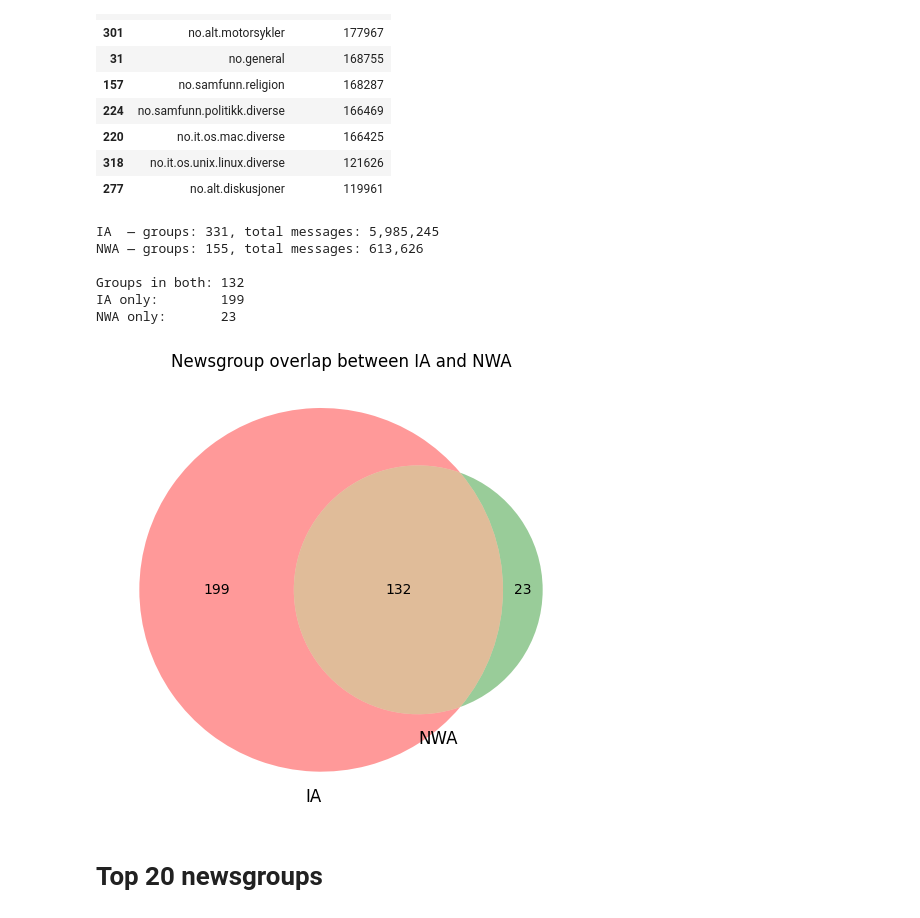
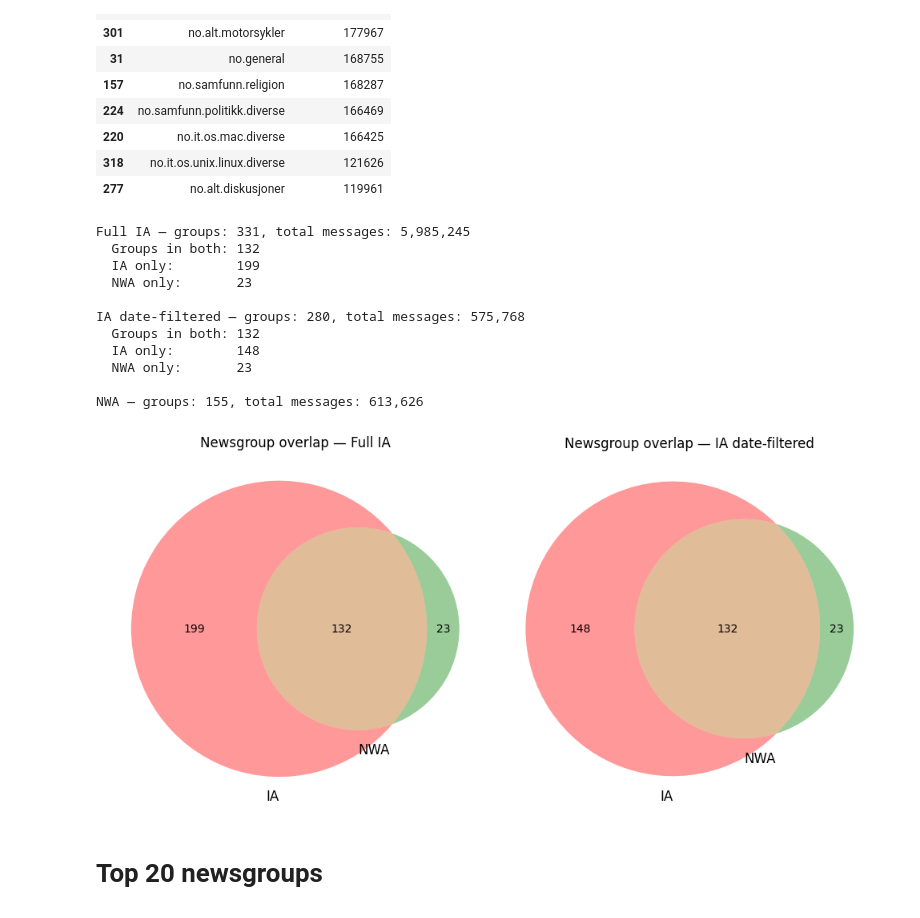
Before and after one commit to NationalLibraryOfNorway/norwegian_usenet, a Jupyter notebook: notebooks/messages_per_group.ipynb, the cells around one changed output. Drawn from its saved outputs; the diff is of its cells as text; code cells hidden in the pictures.

```diff
--- a/notebooks/messages_per_group.ipynb
+++ b/notebooks/messages_per_group.ipynb
@@ -15,9 +15,10 @@ def load_group_counts(path):
     return df.sort_values("message_count", ascending=False)
 
 
-df_ia = load_group_counts("../data/messages_per_group_ia.csv")
+ia_full = load_group_counts("../data/messages_per_group_ia.csv")
+ia_filtered = load_group_counts("../data/messages_per_group_ia_date_filtered.csv")
 df_nwa = load_group_counts("../data/messages_per_group_nwa.csv")
-df_ia.head(10)
+ia_full.head(10)
 # %% [output]
 |  | newsgroup | message_count |
 | 322 | no.alt.frustrasjoner | 273271 |
@@ -31,31 +32,43 @@ df_ia.head(10)
 | 318 | no.it.os.unix.linux.diverse | 121626 |
 | 277 | no.alt.diskusjoner | 119961 |
 # %%
-print(f"IA  — groups: {len(df_ia)}, total messages: {df_ia['message_count'].sum():,}")
+for label, df_ia in [("Full IA", ia_full), ("IA date-filtered", ia_filtered)]:
+    shared = set(df_ia["newsgroup"]) & set(df_nwa["newsgroup"])
+    print(
+        f"{label} — groups: {len(df_ia)}, total messages: {df_ia['message_count'].sum():,}"
+    )
+    print(f"  Groups in both: {len(shared)}")
+    print(f"  IA only:        {len(set(df_ia['newsgroup']) - shared)}")
+    print(f"  NWA only:       {len(set(df_nwa['newsgroup']) - shared)}")
+    print()
 print(f"NWA — groups: {len(df_nwa)}, total messages: {df_nwa['message_count'].sum():,}")
-
-shared = set(df_ia["newsgroup"]) & set(df_nwa["newsgroup"])
-print(f"\nGroups in both: {len(shared)}")
-print(f"IA only:        {len(set(df_ia['newsgroup']) - shared)}")
-print(f"NWA only:       {len(set(df_nwa['newsgroup']) - shared)}")
 # %% [output]
-IA  — groups: 331, total messages: 5,985,245
+Full IA — groups: 331, total messages: 5,985,245
+  Groups in both: 132
+  IA only:        199
+  NWA only:       23
+
+IA date-filtered — groups: 280, total messages: 575,768
+  Groups in both: 132
+  IA only:        148
+  NWA only:       23
+
 NWA — groups: 155, total messages: 613,626
-
-Groups in both: 132
-IA only:        199
-NWA only:       23
 # %%
-ia_groups = set(df_ia["newsgroup"])
-nwa_groups = set(df_nwa["newsgroup"])
-
-fig, ax = plt.subplots(figsize=(5, 5))
-venn2([ia_groups, nwa_groups], set_labels=("IA", "NWA"), ax=ax)
-ax.set_title("Newsgroup overlap between IA and NWA")
+fig, axes = plt.subplots(1, 2, figsize=(10, 5))
+for ax, (label, df_ia) in zip(
+    axes, [("Full IA", ia_full), ("IA date-filtered", ia_filtered)]
+):
+    venn2(
+        [set(df_ia["newsgroup"]), set(df_nwa["newsgroup"])],
+        set_labels=("IA", "NWA"),
+        ax=ax,
+    )
+    ax.set_title(f"Newsgroup overlap — {label}")
 plt.tight_layout()
 plt.show()
 # %% [output]
-[figure, old version]
+[figure, new version]
 # %% [markdown]
 # Top 20 newsgroups
 # %% [markdown]
```
Also changed, not shown: parts of 5 cells of this notebook, 5 other files.
